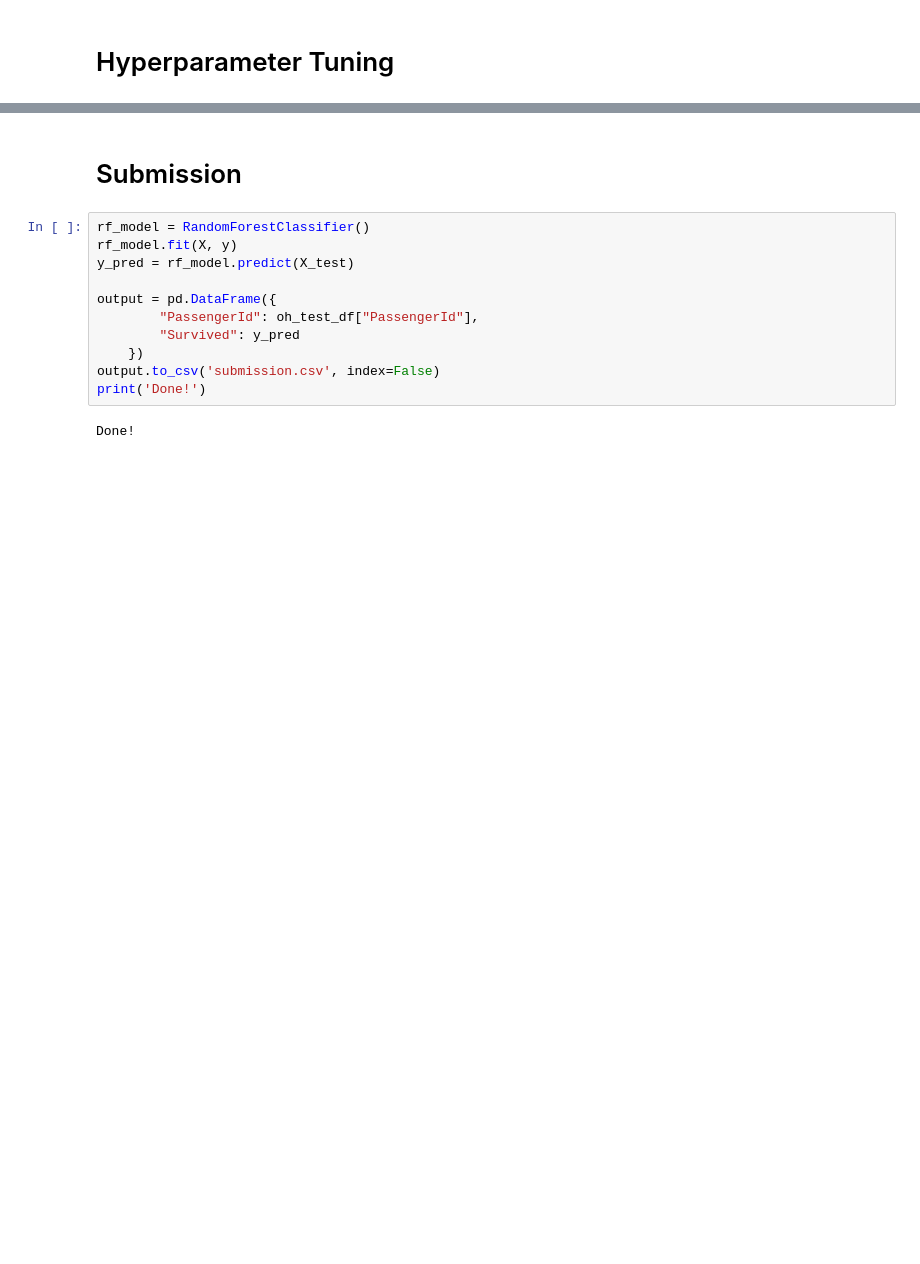
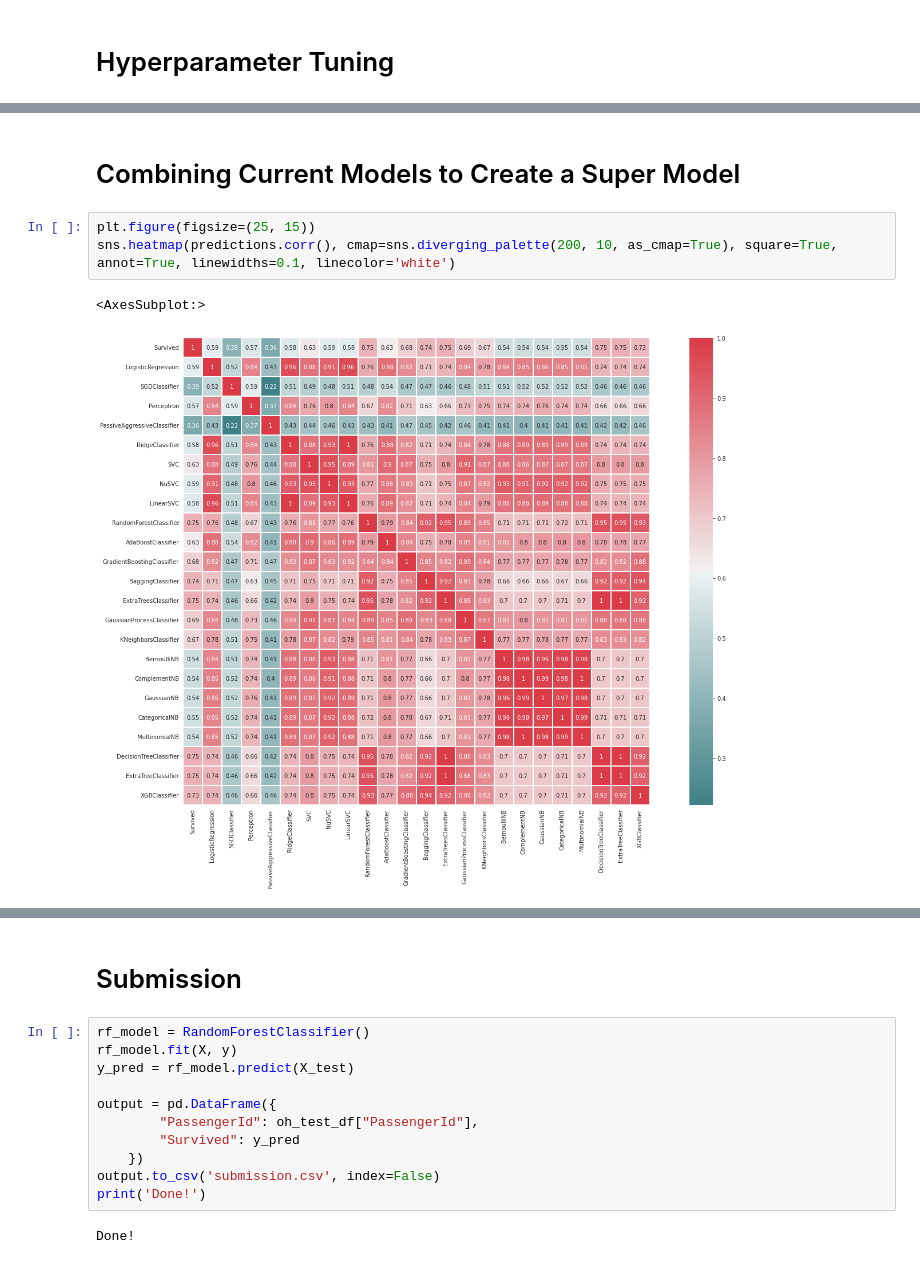
Before and after one commit to Hormozzan/TitanicPassengersSurvivalPrediction, a Jupyter notebook: titanic-passengers-survival-prediction.ipynb, the cells around one changed output, grey strips where cells are left out. Cells and saved outputs as stored; diff of their text form; blank space fills up the shorter version.

```diff
--- a/titanic-passengers-survival-prediction.ipynb
+++ b/titanic-passengers-survival-prediction.ipynb
@@ -732,0 +687,8 @@ tuned_models.loc[row_index, 'Parameters'] = str(clf.best_params_)
+# %% [markdown]
+# Combining Current Models to Create a Super Model
+# %%
+plt.figure(figsize=(25, 15))
+sns.heatmap(predictions.corr(), cmap=sns.diverging_palette(200, 10, as_cmap=True), square=True, annot=True, linewidths=0.1, linecolor='white')
+# %% [output]
+<AxesSubplot:>
+[figure, added]
```
Also changed, not shown: parts of 44 cells of this notebook.
